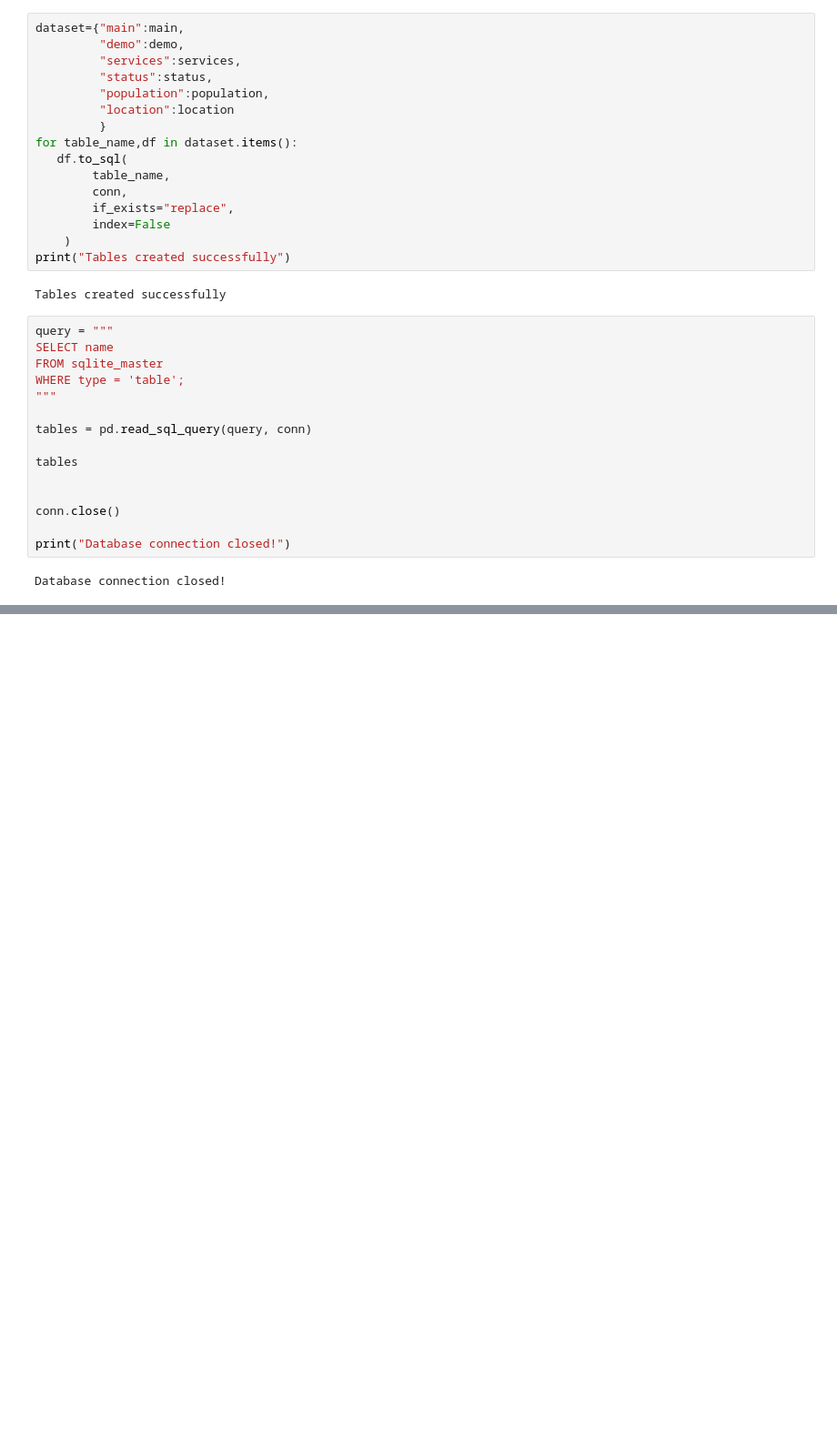
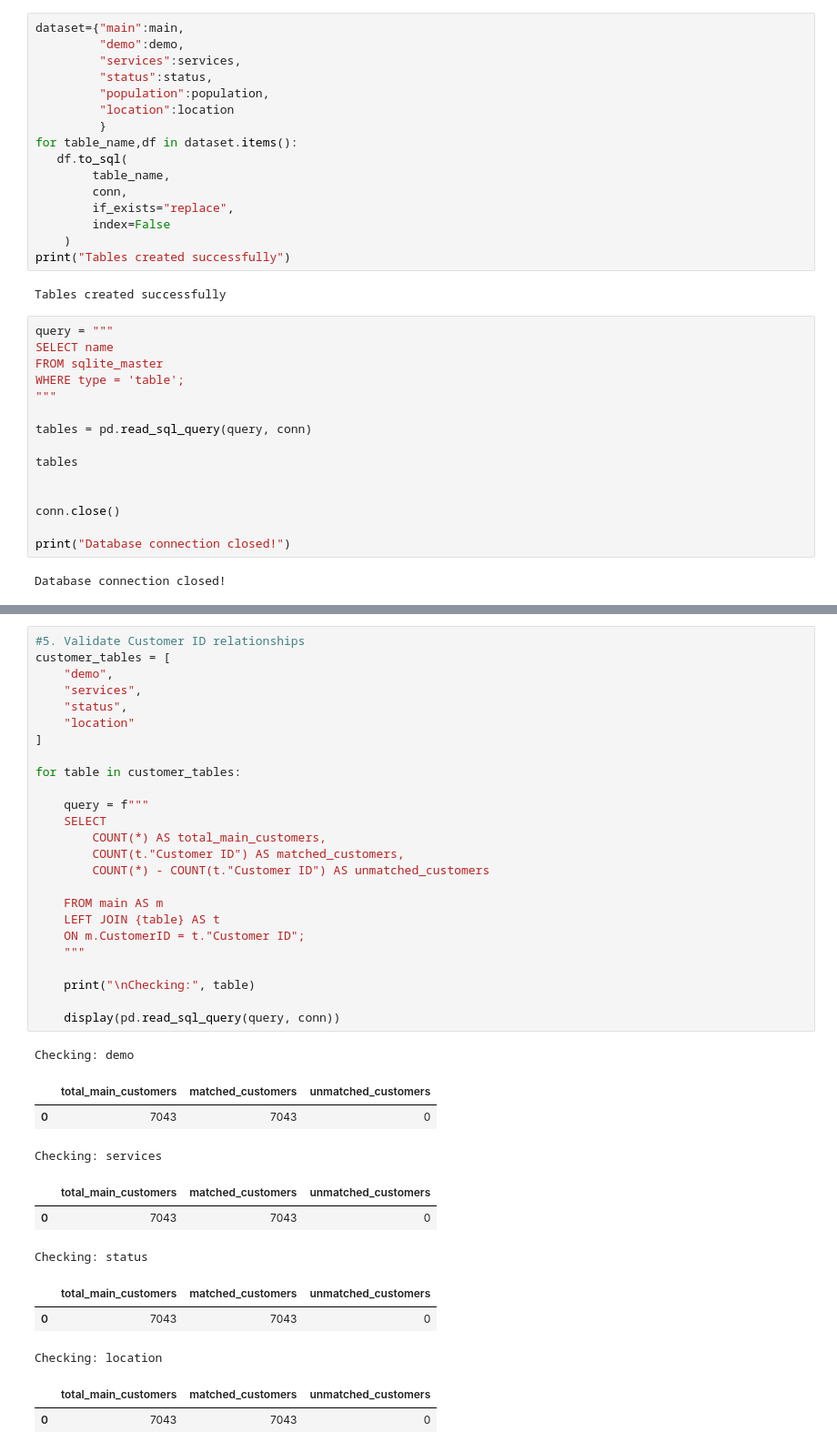
Before and after one commit to Nidhiwa/telco-customer-churn-analysis, a Jupyter notebook: notebooks/Telco_Churn_Analysis.ipynb, the cells around one changed output, grey strips where cells are left out. Shown at 91% size. Cells and saved outputs as stored; diff of their text form; blank space fills up the shorter version.

```diff
--- a/notebooks/Telco_Churn_Analysis.ipynb
+++ b/notebooks/Telco_Churn_Analysis.ipynb
@@ -121,0 +225,38 @@ Database connection closed!
+# %%
+#5. Validate Customer ID relationships
+customer_tables = [
+    "demo",
+    "services",
+    "status",
+    "location"
+]
+
+for table in customer_tables:
+
+    query = f"""
+    SELECT
+        COUNT(*) AS total_main_customers,
+        COUNT(t."Customer ID") AS matched_customers,
+        COUNT(*) - COUNT(t."Customer ID") AS unmatched_customers
+
+    FROM main AS m
+    LEFT JOIN {table} AS t
+    ON m.CustomerID = t."Customer ID";
+    """
+
+    print("\nChecking:", table)
+
+    display(pd.read_sql_query(query, conn))
+# %% [output]
+Checking: demo
+|  | total_main_customers | matched_customers | unmatched_customers |
+| 0 | 7043 | 7043 | 0 |
+Checking: services
+|  | total_main_customers | matched_customers | unmatched_customers |
+| 0 | 7043 | 7043 | 0 |
+Checking: status
+|  | total_main_customers | matched_customers | unmatched_customers |
+| 0 | 7043 | 7043 | 0 |
+Checking: location
+|  | total_main_customers | matched_customers | unmatched_customers |
+| 0 | 7043 | 7043 | 0 |
```
Also changed, not shown: parts of 8 cells of this notebook.
